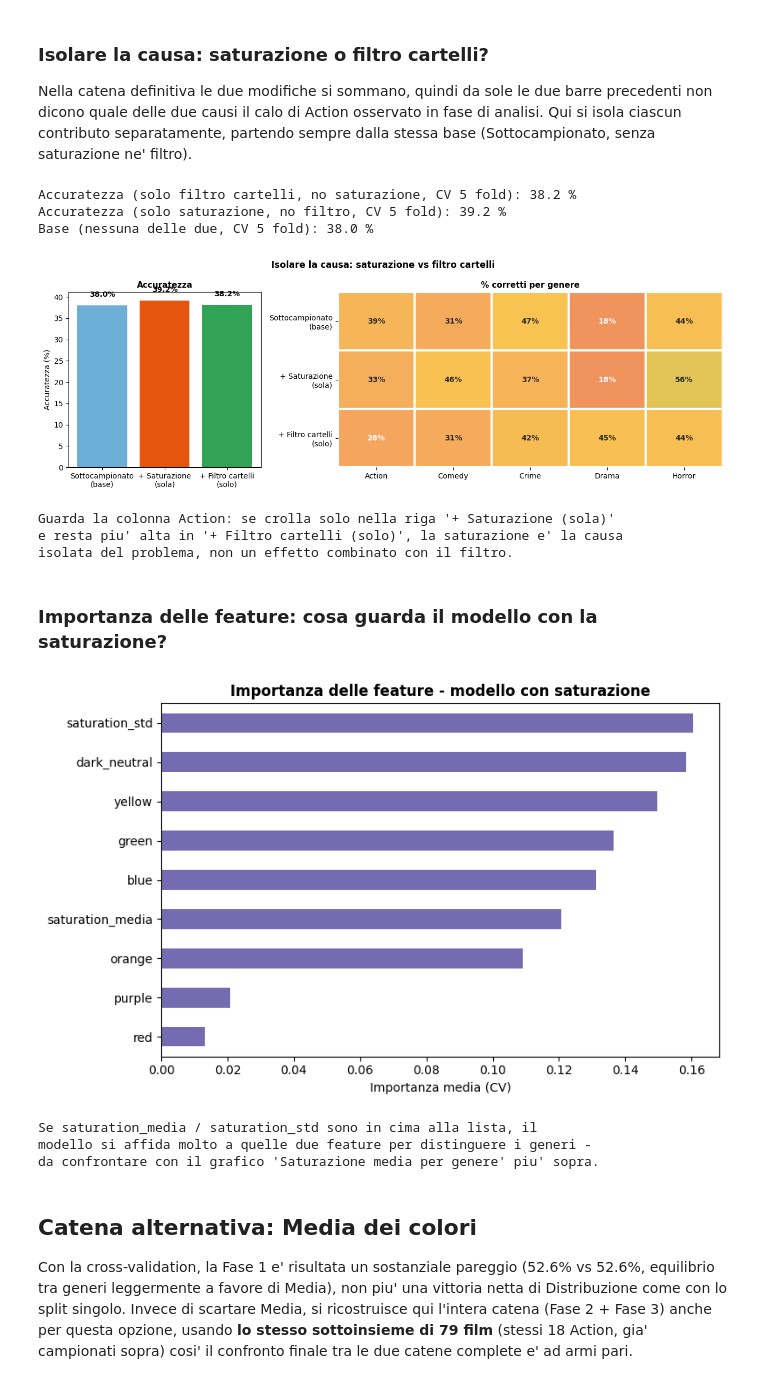
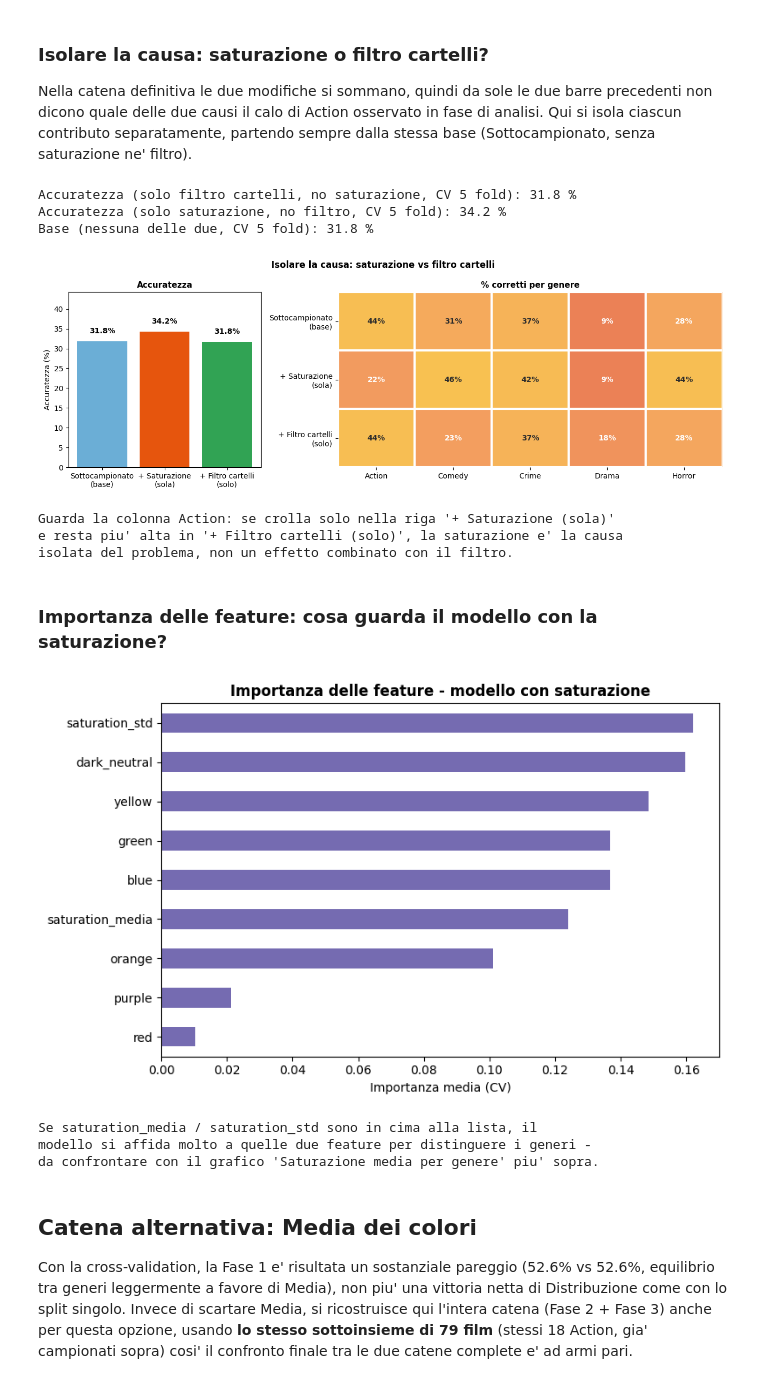
Before and after one commit to maddalenasorci/color-in-motion, a Jupyter notebook: notebooks/03_color_extraction.ipynb, the cells around one changed output. Saved outputs shown, nothing was run; the diff lists cells and outputs as text; code cells hidden in the pictures.

```diff
--- a/notebooks/03_color_extraction.ipynb
+++ b/notebooks/03_color_extraction.ipynb
@@ -393,6 +394,7 @@ n_target = 18
 action_ridotto = dist_con_genere[dist_con_genere["genere_principale"] == "Action"].sample(n=n_target, random_state=42)
 altri_generi = dist_con_genere[dist_con_genere["genere_principale"] != "Action"]
 dist_con_genere_bilanciato = pd.concat([action_ridotto, altri_generi])
+dist_con_genere_bilanciato = dist_con_genere_bilanciato.sort_values("tconst").reset_index(drop=True)
 print("Film per genere dopo il sottocampionamento:")
 print(dist_con_genere_bilanciato["genere_principale"].value_counts())
 print()
@@ -603,8 +605,8 @@ for nome_file in trailer_scaricati:
         print("Fatti", fatti, "...")
 
 print("Finito!")
-color_dist_filtrato_df = pd.DataFrame(distribuzioni_filtrate)
-brightness_temp_filtrato_df = pd.DataFrame(brightness_temp_filtrate)
+color_dist_filtrato_df = pd.DataFrame(distribuzioni_filtrate).sort_values("tconst").reset_index(drop=True)
+brightness_temp_filtrato_df = pd.DataFrame(brightness_temp_filtrate).sort_values("tconst").reset_index(drop=True)
 
 dist_filtrato_completo = color_dist_filtrato_df.merge(info_saturazione, on="tconst")
 dist_filtrato_completo = dist_filtrato_completo.merge(
@@ -699,9 +701,9 @@ print("Accuratezza (solo saturazione, no filtro, CV", n_splits_sicuro, "fold):",
       round(acc_solo_saturazione * 100, 1), "%")
 print("Base (nessuna delle due, CV", n_splits_sicuro, "fold):", round(acc_base_fase3 * 100, 1), "%")
 # %% [output]
-Accuratezza (solo filtro cartelli, no saturazione, CV 5 fold): 38.2 %
-Accuratezza (solo saturazione, no filtro, CV 5 fold): 39.2 %
-Base (nessuna delle due, CV 5 fold): 38.0 %
+Accuratezza (solo filtro cartelli, no saturazione, CV 5 fold): 31.8 %
+Accuratezza (solo saturazione, no filtro, CV 5 fold): 34.2 %
+Base (nessuna delle due, CV 5 fold): 31.8 %
 # %%
 confronti_isolati = {
     "Sottocampionato\n(base)": (acc_base_fase3, cm_base_fase3),
@@ -726,36 +728,37 @@ valori_i = [v[0] * 100 for v in confronti_isolati.values()]
 ax1.bar(nomi_i, valori_i, color=["#6BAED6", "#E6550D", "#31A354"])
 ax1.set_ylabel("Accuratezza (%)")
 ax1.set_title("Accuratezza", fontsize=11, fontweight="bold")
+ax1.set_ylim(0, max(valori_i) + 10)
 for i, v in enumerate(valori_i):
     ax1.text(i, v + 2, f"{v:.1f}%", ha="center", fontweight="bold")
 
 im = ax2.imshow(dati_isolati, cmap=CMAP_CUSTOM, vmin=0, vmax=100, aspect="auto")
 ax2.set_xticks(range(len(generi_isolati)))
 ax2.set_xticklabels(generi_isolati)
 ax2.set_yticks(range(3))
 ax2.set_yticklabels(nomi_i)
 ax2.set_xticks(np.arange(-0.5, len(generi_isolati), 1), minor=True)
 ax2.set_yticks(np.arange(-0.5, 3, 1), minor=True)
 ax2.grid(which="minor", color="white", linewidth=3)
 ax2.tick_params(which="minor", size=0)
 for spine in ax2.spines.values():
     spine.set_visible(False)
 for i in range(3):
     for j in range(len(generi_isolati)):
         v = dati_isolati[i, j]
         colore_testo = "white" if v < 30 or v > 80 else "#2b2b2b"
         ax2.text(j, i, f"{v:.0f}%", ha="center", va="center", color=colore_testo, fontsize=10, fontweight="bold")
 ax2.set_title("% corretti per genere", fontsize=11, fontweight="bold")
 plt.suptitle("Isolare la causa: saturazione vs filtro cartelli", fontsize=12, fontweight="bold")
 plt.tight_layout()
 plt.savefig("../outputs/isolamento_saturazione_filtro.png", dpi=100, bbox_inches="tight")
 plt.show()
 
 print("Guarda la colonna Action: se crolla solo nella riga '+ Saturazione (sola)'")
 print("e resta piu' alta in '+ Filtro cartelli (solo)', la saturazione e' la causa")
 print("isolata del problema, non un effetto combinato con il filtro.")
 # %% [output]
-[figure, old version]
+[figure, new version]
 Guarda la colonna Action: se crolla solo nella riga '+ Saturazione (sola)'
 e resta piu' alta in '+ Filtro cartelli (solo)', la saturazione e' la causa
 isolata del problema, non un effetto combinato con il filtro.
@@ -774,7 +777,7 @@ print("Se saturation_media / saturation_std sono in cima alla lista, il")
 print("modello si affida molto a quelle due feature per distinguere i generi -")
 print("da confrontare con il grafico 'Saturazione media per genere' piu' sopra.")
 # %% [output]
-[figure, old version]
+[figure, new version]
 Se saturation_media / saturation_std sono in cima alla lista, il
 modello si affida molto a quelle due feature per distinguere i generi -
 da confrontare con il grafico 'Saturazione media per genere' piu' sopra.
```
Also changed, not shown: parts of 22 cells of this notebook, 5 other files.
